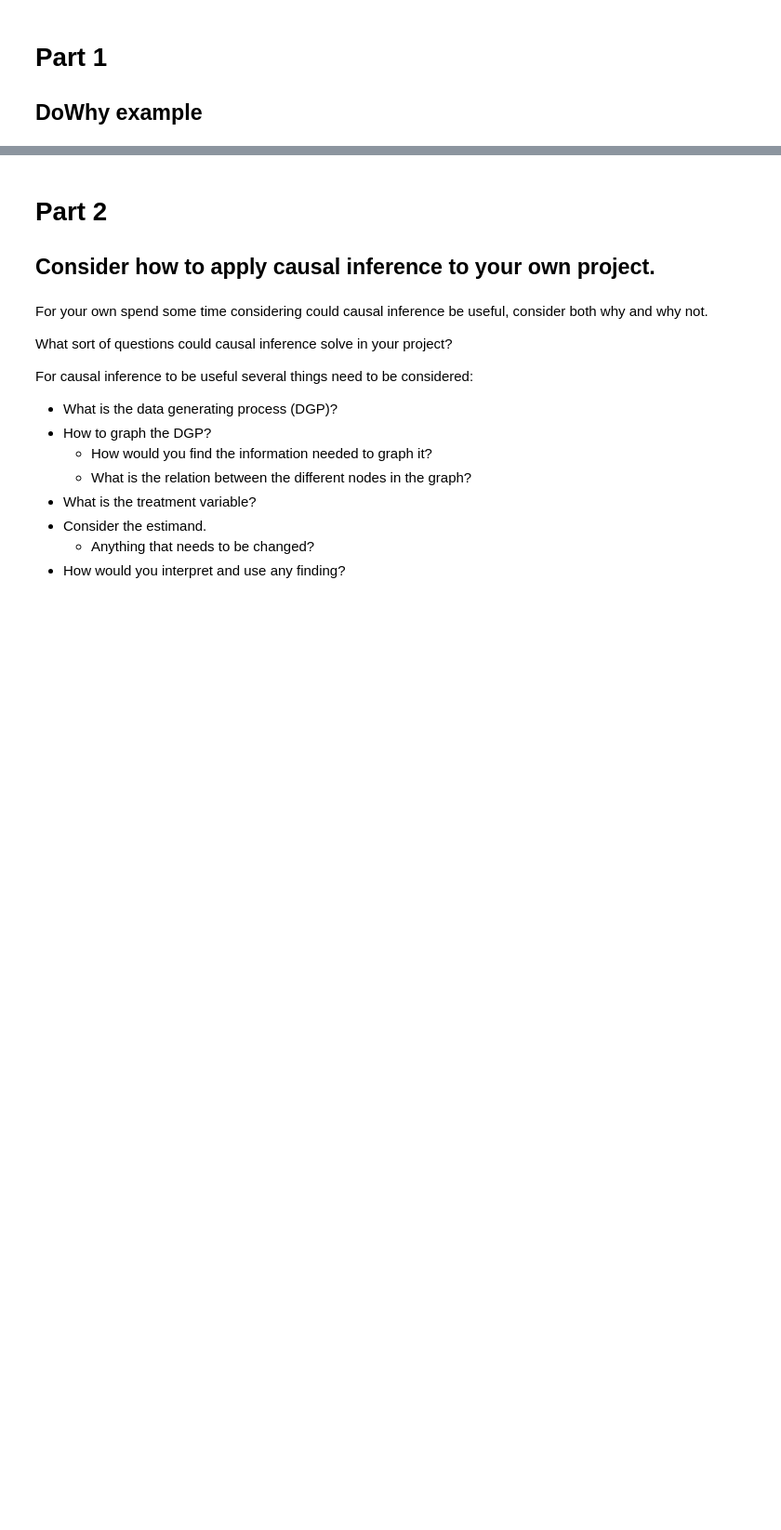
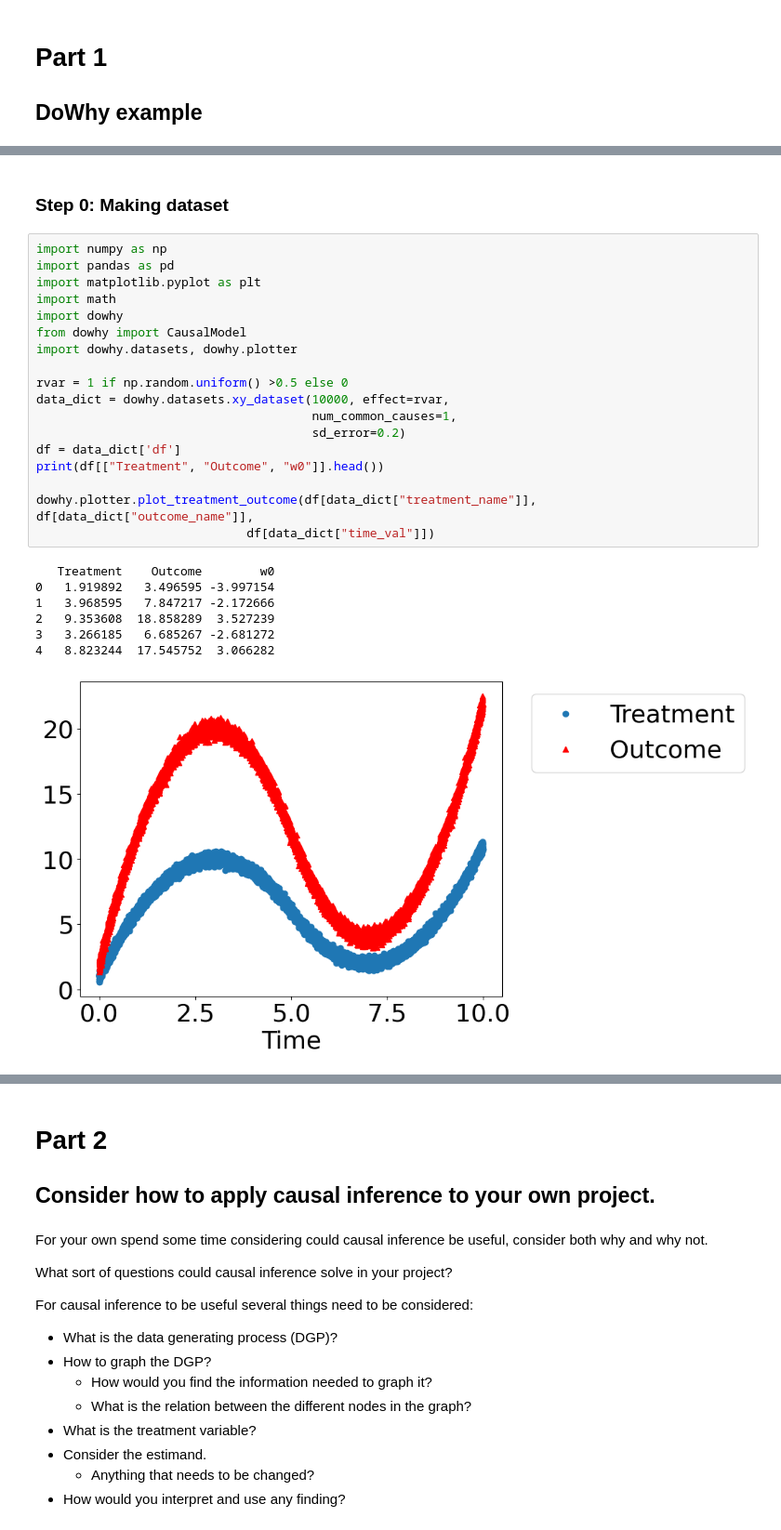
Before and after one commit to jorgenhw/DataSci-AU-24, a Jupyter notebook: nbs/class_07_JHW/exercises.ipynb, the cells around one changed output, grey strips where cells are left out. Shown: that part at 93% size. Drawn from its saved outputs; the diff is of its cells as text; blank space fills up the shorter version.

```diff
--- a/nbs/class_07_JHW/exercises.ipynb
+++ b/nbs/class_07_JHW/exercises.ipynb
@@ -35,0 +15,28 @@ ModuleNotFoundError: No module named 'dowhy'
+# %% [markdown]
+### Step 0: Making dataset
+# %%
+import numpy as np
+import pandas as pd
+import matplotlib.pyplot as plt
+import math
+import dowhy
+from dowhy import CausalModel
+import dowhy.datasets, dowhy.plotter
+
+rvar = 1 if np.random.uniform() >0.5 else 0
+data_dict = dowhy.datasets.xy_dataset(10000, effect=rvar,
+                                      num_common_causes=1,
+                                      sd_error=0.2)
+df = data_dict['df']
+print(df[["Treatment", "Outcome", "w0"]].head())
+
+dowhy.plotter.plot_treatment_outcome(df[data_dict["treatment_name"]], df[data_dict["outcome_name"]],
+                             df[data_dict["time_val"]])
+# %% [output]
+   Treatment    Outcome        w0
+0   1.919892   3.496595 -3.997154
+1   3.968595   7.847217 -2.172666
+2   9.353608  18.858289  3.527239
+3   3.266185   6.685267 -2.681272
+4   8.823244  17.545752  3.066282
+[figure, added]
```
Also changed, not shown: parts of 15 cells of this notebook, 7 other files.
